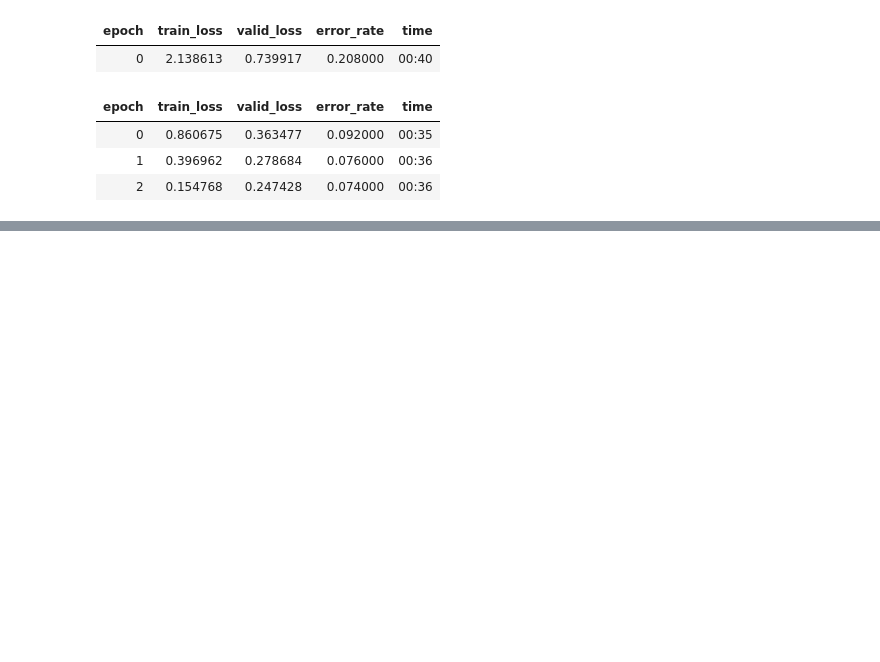
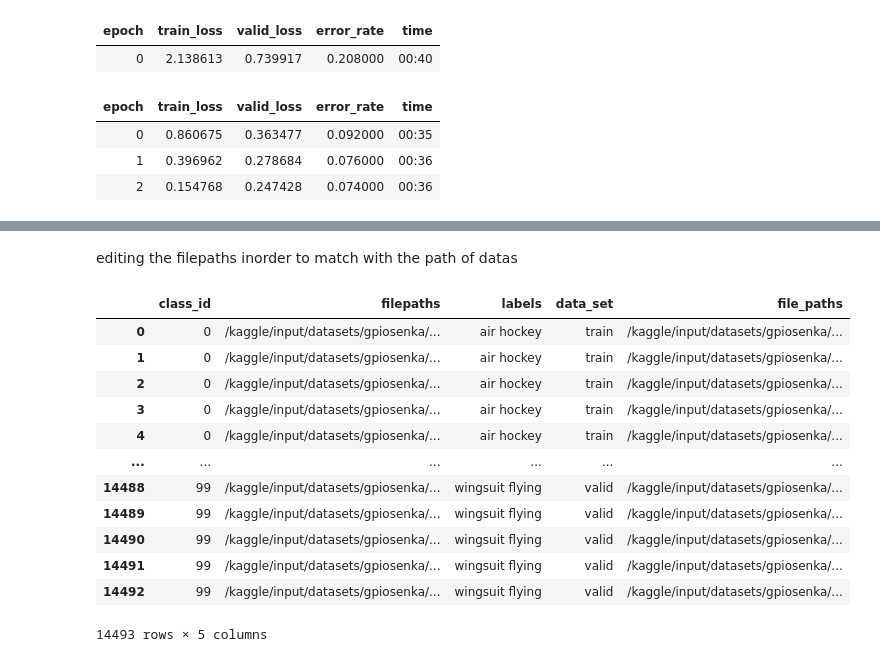
Before and after one commit to AsokTamang/Image-classifier, a Jupyter notebook: kaggle-notebook.ipynb, the cells around one changed output, grey strips where cells are left out. Cells and saved outputs as stored; diff of their text form; code cells hidden in the pictures; blank space fills up the shorter version.

Commit message:
filepaths column edited in dataframe

```diff
--- a/kaggle-notebook.ipynb
+++ b/kaggle-notebook.ipynb
@@ -99,0 +114,18 @@ learn.fine_tune(3)
+# %% [markdown]
+editing the filepaths inorder to match with the path of datas
+# %%
+df['filepaths'] = str(path) + '/' + df['filepaths']
+# %% [output]
+|  | class_id | filepaths | labels | data_set | file_paths |
+| 0 | 0 | /kaggle/input/datasets/gpiosenka/... | air hockey | train | /kaggle/input/datasets/gpiosenka/... |
+| 1 | 0 | /kaggle/input/datasets/gpiosenka/... | air hockey | train | /kaggle/input/datasets/gpiosenka/... |
+| 2 | 0 | /kaggle/input/datasets/gpiosenka/... | air hockey | train | /kaggle/input/datasets/gpiosenka/... |
+| 3 | 0 | /kaggle/input/datasets/gpiosenka/... | air hockey | train | /kaggle/input/datasets/gpiosenka/... |
+| 4 | 0 | /kaggle/input/datasets/gpiosenka/... | air hockey | train | /kaggle/input/datasets/gpiosenka/... |
+| ... | ... | ... | ... | ... | ... |
+| 14488 | 99 | /kaggle/input/datasets/gpiosenka/... | wingsuit flying | valid | /kaggle/input/datasets/gpiosenka/... |
+| 14489 | 99 | /kaggle/input/datasets/gpiosenka/... | wingsuit flying | valid | /kaggle/input/datasets/gpiosenka/... |
+| 14490 | 99 | /kaggle/input/datasets/gpiosenka/... | wingsuit flying | valid | /kaggle/input/datasets/gpiosenka/... |
+| 14491 | 99 | /kaggle/input/datasets/gpiosenka/... | wingsuit flying | valid | /kaggle/input/datasets/gpiosenka/... |
+| 14492 | 99 | /kaggle/input/datasets/gpiosenka/... | wingsuit flying | valid | /kaggle/input/datasets/gpiosenka/... |
+14493 rows × 5 columns
```
Also changed, not shown: parts of 2 cells of this notebook.
